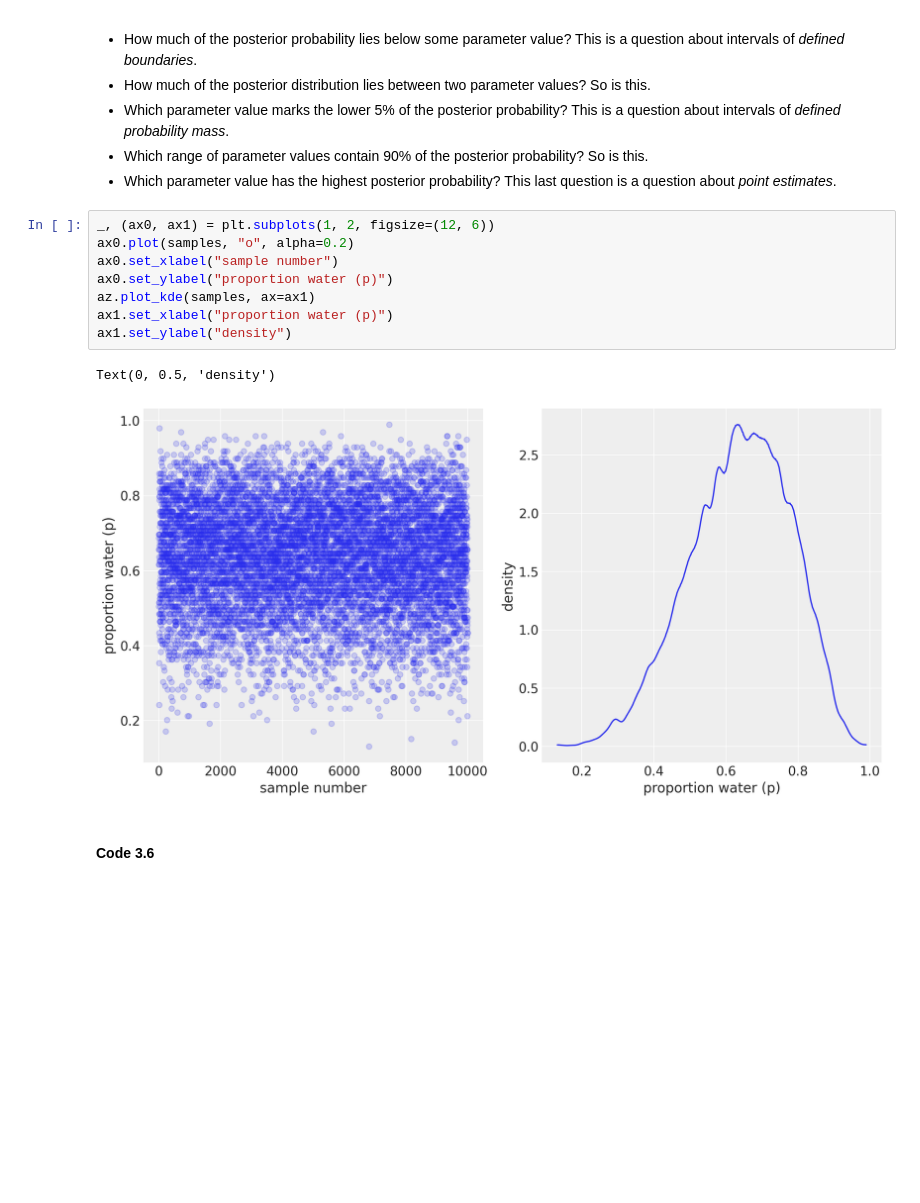
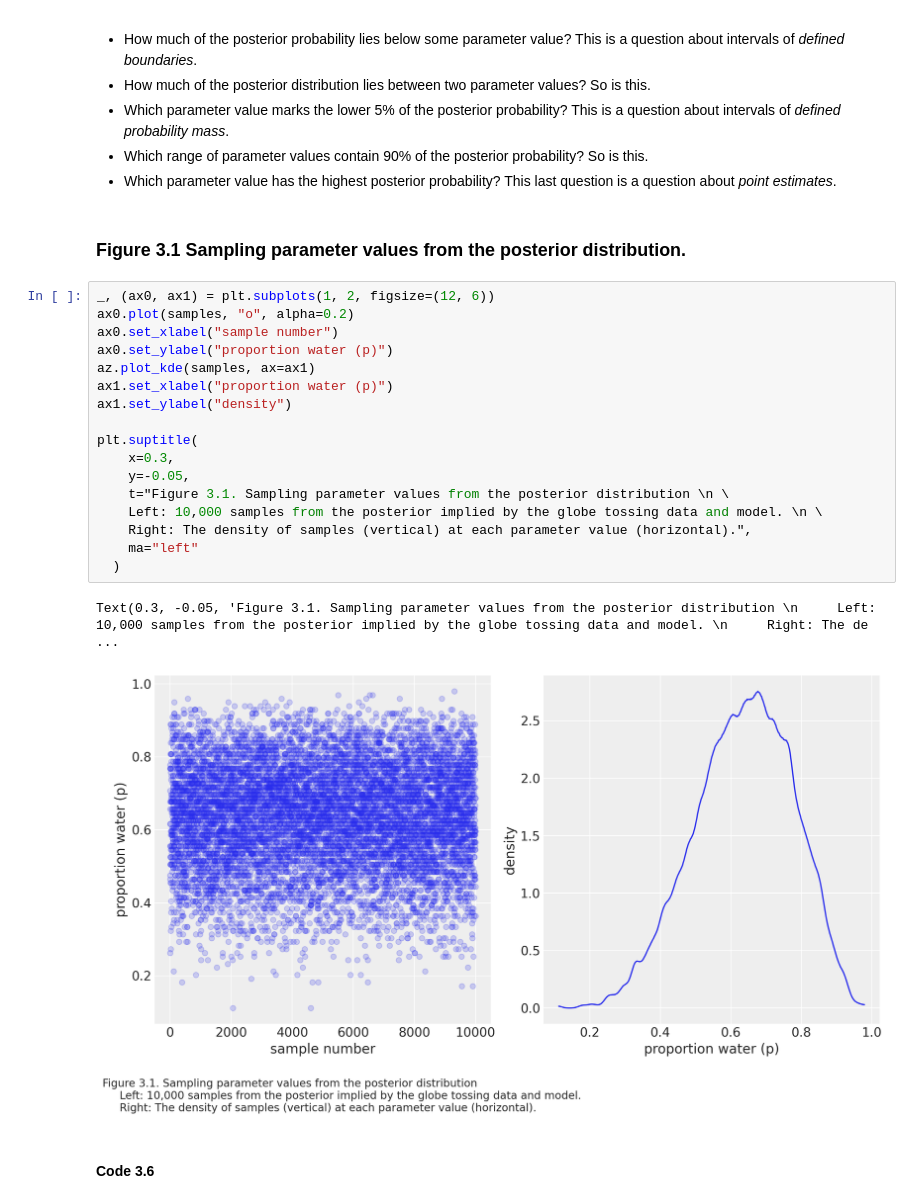
Before and after one commit to vanislekahuna/Statistical-Rethinking-PyMC, a Jupyter notebook: Chp_03.ipynb, the cells around one changed output. Saved outputs shown, nothing was run; the diff lists cells and outputs as text; blank space fills up the shorter version.

```diff
--- a/Chp_03.ipynb
+++ b/Chp_03.ipynb
@@ -272,17 +277,28 @@ With our model's help in generating a posterior distribution, our job in summari
 - Which parameter value marks the lower 5% of the posterior probability? This is a question about intervals of *defined probability mass*.
 - Which range of parameter values contain 90% of the posterior probability? So is this.
 - Which parameter value has the highest posterior probability? This last question is a question about *point estimates*.
+# %% [markdown]
+### Figure 3.1 Sampling parameter values from the posterior distribution.
 # %%
 _, (ax0, ax1) = plt.subplots(1, 2, figsize=(12, 6))
 ax0.plot(samples, "o", alpha=0.2)
 ax0.set_xlabel("sample number")
 ax0.set_ylabel("proportion water (p)")
 az.plot_kde(samples, ax=ax1)
 ax1.set_xlabel("proportion water (p)")
 ax1.set_ylabel("density")
+
+plt.suptitle(
+    x=0.3,
+    y=-0.05,
+    t="Figure 3.1. Sampling parameter values from the posterior distribution \n \
+    Left: 10,000 samples from the posterior implied by the globe tossing data and model. \n \
+    Right: The density of samples (vertical) at each parameter value (horizontal).",
+    ma="left"
+  )
 # %% [output]
-Text(0, 0.5, 'density')
+Text(0.3, -0.05, 'Figure 3.1. Sampling parameter values from the posterior distribution \n     Left: 10,000 samples from the posterior implied by the globe tossing data and model. \n     Right: The de ...
-[figure, old version]
+[figure, new version]
 # %% [markdown]
 #### Code 3.6
 # %% [markdown]
```
Also changed, not shown: parts of 12 cells of this notebook.
